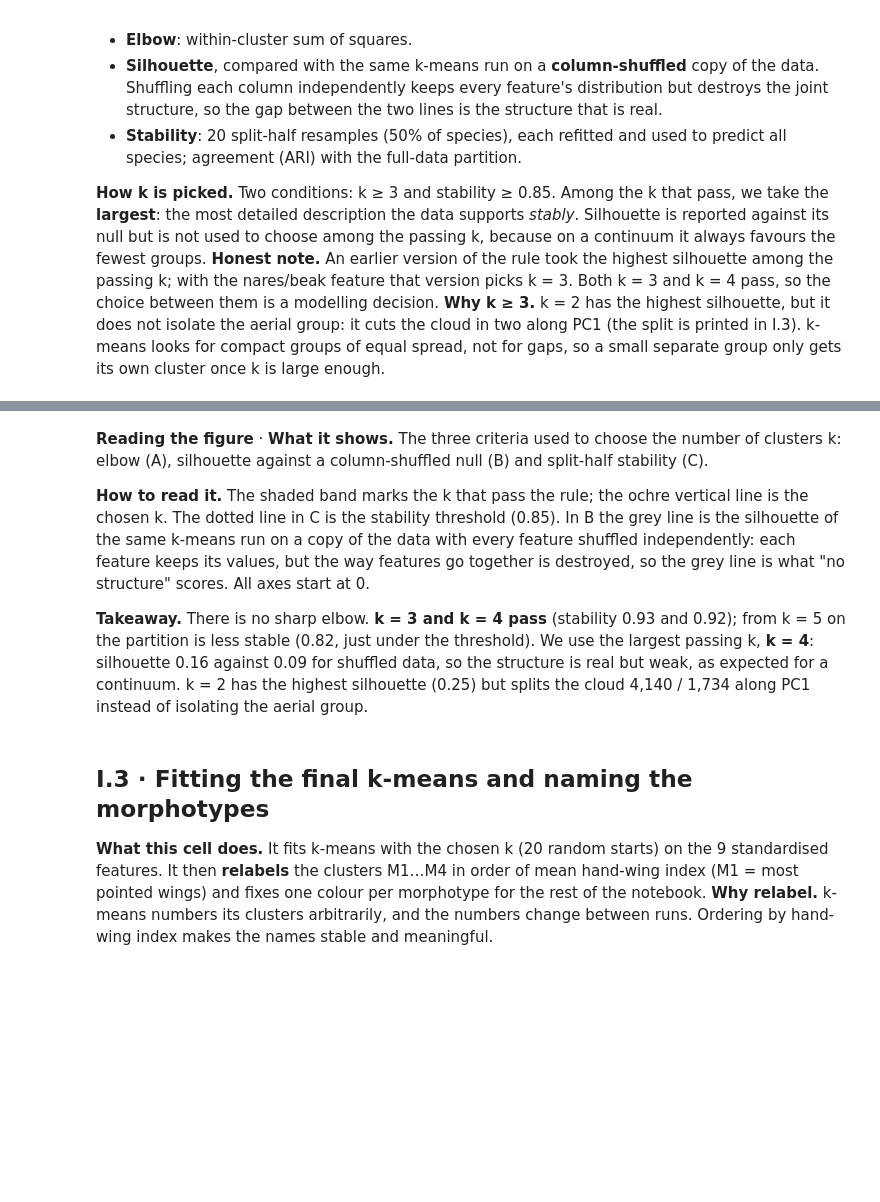
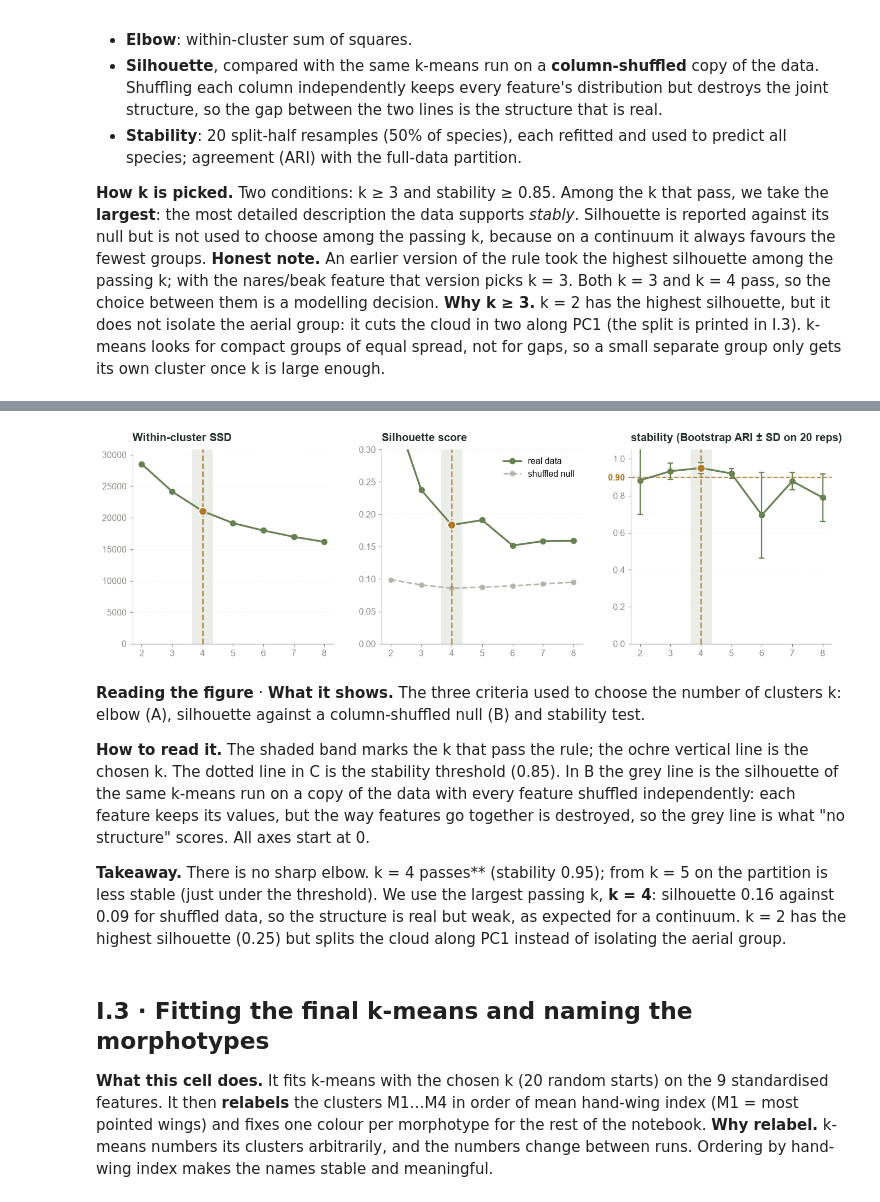
Before and after one commit to Tozzo4316/Avonet-Analysis, a Jupyter notebook: BirdNotebookXieZhao.ipynb, the cells around one changed output, grey strips where cells are left out. Drawn from its saved outputs; the diff is of its cells as text; code cells hidden in the pictures; blank space fills up the shorter version.

```diff
--- a/BirdNotebookXieZhao.ipynb
+++ b/BirdNotebookXieZhao.ipynb
@@ -688,7 +755,7 @@ with plt.rc_context(BIG):
     axes[1].set_ylim(0, 0.3)
     axes[1].legend(loc="upper right", frameon=False, fontsize=10.5)
 
-    # Panel C: Split-half stability (ARI ± SD) with 0.85 directly on y-axis ticks
+    # Panel C: Bootstrap stability (ARI ± SD) with 0.8 and 0.90 on y-axis ticks
     axes[2].errorbar(
         sel.index, sel.stability, yerr=sel.stability_sd,
         marker="o", markersize=6.5, lw=2.2, color="#688153",
@@ -698,46 +765,46 @@ with plt.rc_context(BIG):
     axes[2].set_title("stability (Bootstrap ARI ± SD on 20 reps)", loc="left", fontweight="bold", pad=10)
     axes[2].set_ylim(0, 1.05)
 
-    yticks_c = [0.0, 0.2, 0.4, 0.6, 0.85, 1.0]
+    yticks_c = [0.0, 0.2, 0.4, 0.6, 0.8, 0.90, 1.0]
     axes[2].set_yticks(yticks_c)
-    axes[2].set_yticklabels(["0.0", "0.2", "0.4", "0.6", "0.85", "1.0"])
+    axes[2].set_yticklabels(["0.0", "0.2", "0.4", "0.6", "0.8", "0.90", "1.0"])
     for val, tick_lbl in zip(yticks_c, axes[2].get_yticklabels()):
-        if np.isclose(val, 0.85):
+        if np.isclose(val, 0.90):
             tick_lbl.set_color(OCHRE)
             tick_lbl.set_fontweight("bold")
 
     r = sel.loc[K]
     for a in axes:
-        # Shaded sage-green band for candidate k passing the rule
-        if len(ok):
-            a.axvspan(ok.index.min() - 0.35, ok.index.max() + 0.35, color="#e8ece4", alpha=0.85, lw=0, zorder=0)
+        # Shaded sage-green band ONLY around K (k = 4)
+        a.axvspan(K - 0.35, K + 0.35, color="#e8ece4", alpha=0.85, lw=0, zorder=0)
 
         # Chosen k vertical line
         a.axvline(K, color=OCHRE, lw=1.8, ls="--", alpha=0.8, zorder=2)
         a.set_xticks(sel.index)
 
         # Clean spines and subtle horizontal grid matching previous plots
         for spine in ["top", "right"]:
             a.spines[spine].set_visible(False)
         a.spines["left"].set_color("#cccccc")
         a.spines["bottom"].set_color("#888888")
         a.grid(axis="y", linestyle="--", alpha=0.3)
         a.grid(axis="x", visible=False)
 
     # Highlight the chosen k=K dot in OCHRE across all three panels
     axes[0].scatter([K], [r.SSD], s=95, color=OCHRE, edgecolor="white", linewidth=1.2, zorder=5)
     axes[1].scatter([K], [r.silhouette], s=95, color=OCHRE, edgecolor="white", linewidth=1.2, zorder=5)
     axes[2].scatter([K], [r.stability], s=95, color=OCHRE, edgecolor="white", linewidth=1.2, zorder=5)
 
-
     fig.tight_layout(rect=[0, 0.04, 1, 1])
     save(fig, "04a_choose_k")
+# %% [output]
+[figure, added]
 # %% [markdown]
-**Reading the figure** · **What it shows.** The three criteria used to choose the number of clusters k: elbow (A), silhouette against a column-shuffled null (B) and split-half stability (C).
+**Reading the figure** · **What it shows.** The three criteria used to choose the number of clusters k: elbow (A), silhouette against a column-shuffled null (B) and stability test.
 
 **How to read it.** The shaded band marks the k that pass the rule; the ochre vertical line is the chosen k. The dotted line in C is the stability threshold (0.85). In B the grey line is the silhouette of the same k-means run on a copy of the data with every feature shuffled independently: each feature keeps its values, but the way features go together is destroyed, so the grey line is what "no structure" scores. All axes start at 0.
 
-**Takeaway.** There is no sharp elbow. **k = 3 and k = 4 pass** (stability 0.93 and 0.92); from k = 5 on the partition is less stable (0.82, just under the threshold). We use the largest passing k, **k = 4**: silhouette 0.16 against 0.09 for shuffled data, so the structure is real but weak, as expected for a continuum. k = 2 has the highest silhouette (0.25) but splits the cloud 4,140 / 1,734 along PC1 instead of isolating the aerial group.
+**Takeaway.** There is no sharp elbow. k = 4 passes** (stability 0.95); from k = 5 on the partition is less stable (just under the threshold). We use the largest passing k, **k = 4**: silhouette 0.16 against 0.09 for shuffled data, so the structure is real but weak, as expected for a continuum. k = 2 has the highest silhouette (0.25) but splits the cloud along PC1 instead of isolating the aerial group.
 # %% [markdown]
 ## I.3 · Fitting the final k-means and naming the morphotypes
 **What this cell does.** It fits k-means with the chosen k (20 random starts) on the 9 standardised features. It then **relabels** the clusters M1…M4 in order of mean hand-wing index (M1 = most pointed wings) and fixes one colour per morphotype for the rest of the notebook.
```
Also changed, not shown: parts of 25 cells of this notebook.
